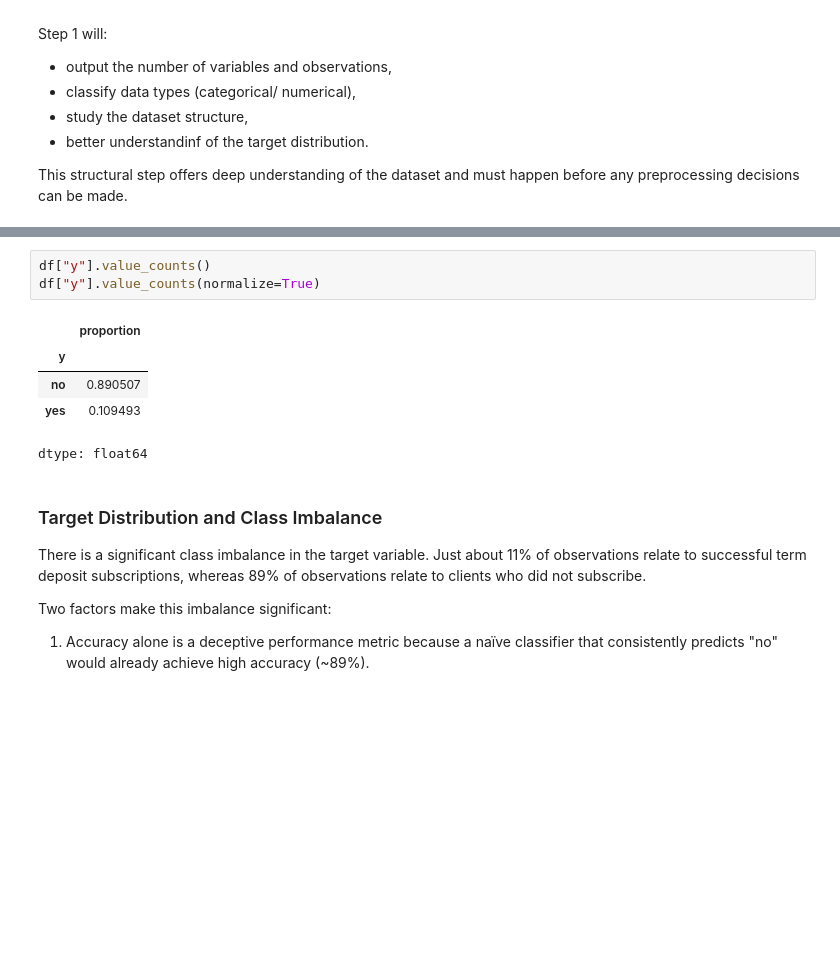
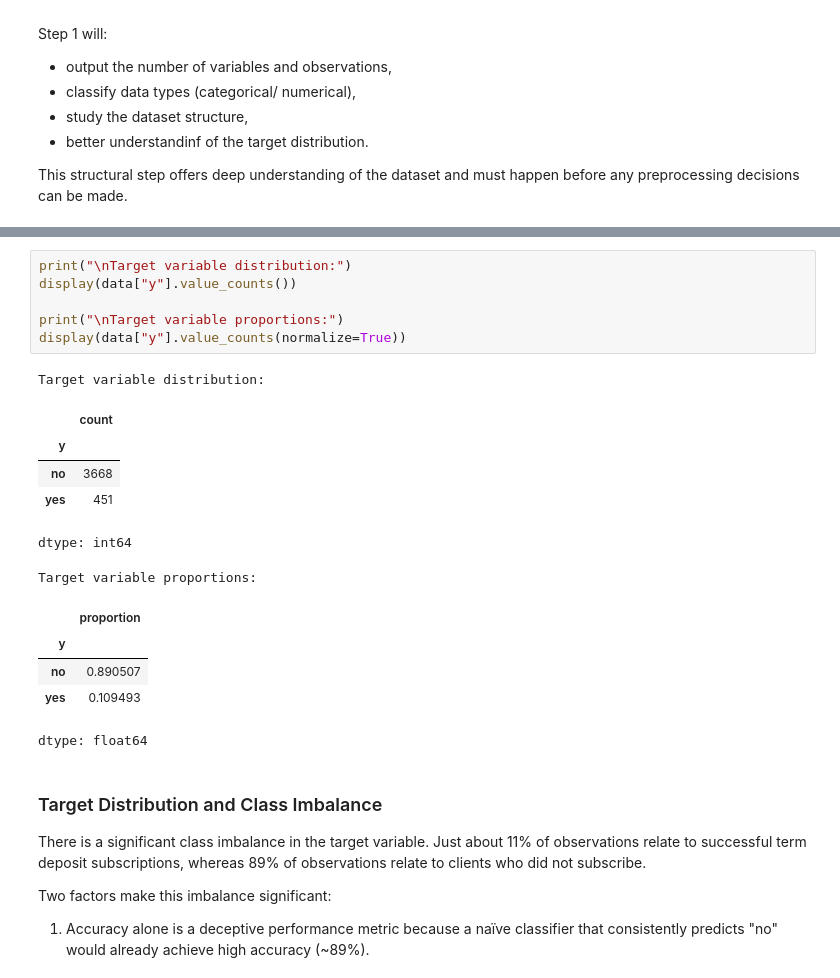
Before and after one commit to hmouradieu2024-source/ML-fundamentals-2026, a Jupyter notebook: assignment_1_haya_mourad.ipynb, the cells around one changed output, grey strips where cells are left out. Cells and saved outputs as stored; diff of their text form; blank space fills up the shorter version.

```diff
--- a/assignment_1_haya_mourad.ipynb
+++ b/assignment_1_haya_mourad.ipynb
@@ -102,12 +107,22 @@ memory usage: 675.9+ KB
 # %%
-df["y"].value_counts()
-df["y"].value_counts(normalize=True)
+print("\nTarget variable distribution:")
+display(data["y"].value_counts())
+
+print("\nTarget variable proportions:")
+display(data["y"].value_counts(normalize=True))
 # %% [output]
+Target variable distribution:
-|  | proportion |
+|  | count |
 | y |  |
-| no | 0.890507 |
-| yes | 0.109493 |
+| no | 3668 |
+| yes | 451 |
-dtype: float64
+dtype: int64
+Target variable proportions:
+|  | proportion |
+| y |  |
+| no | 0.890507 |
+| yes | 0.109493 |
+dtype: float64
 # %% [markdown]
 ### Target Distribution and Class Imbalance
 
```
Also changed, not shown: parts of 9 cells of this notebook.
